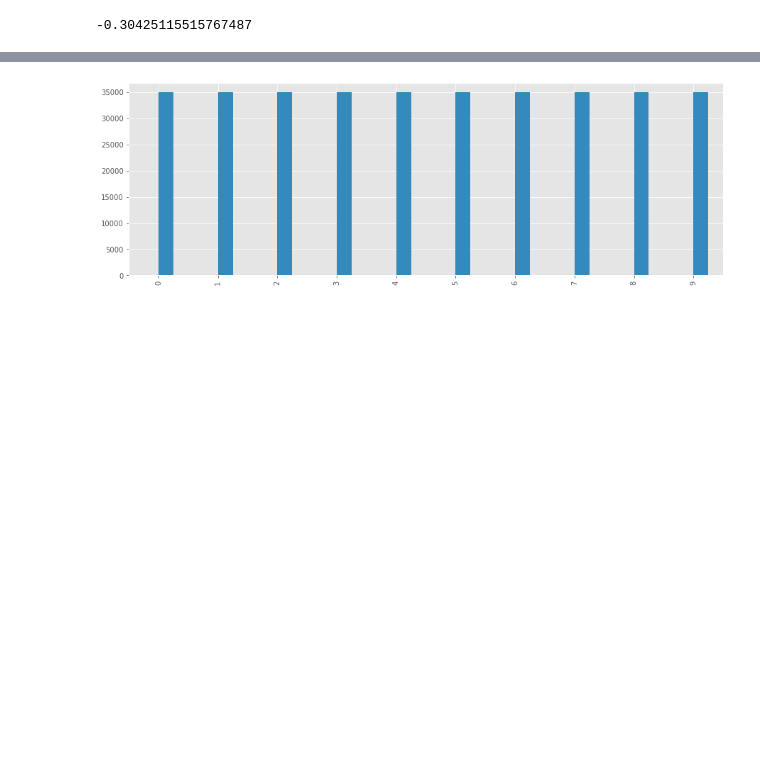
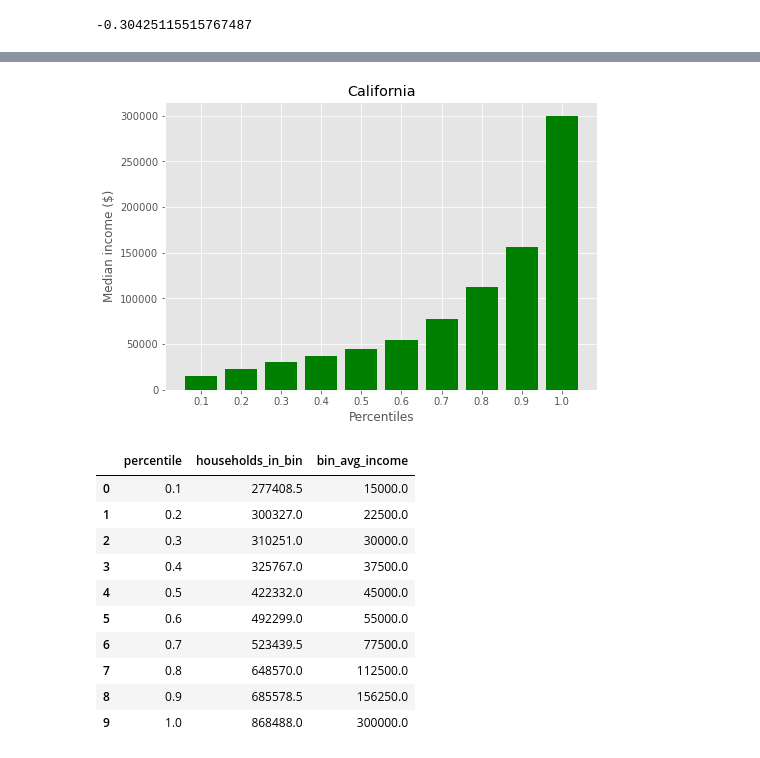
Before and after one commit to Yukti-K/7Park, a Jupyter notebook: Gabi/7park_state_SQL_exc.ipynb, the cells around one changed output, grey strips where cells are left out. Drawn from its saved outputs; the diff is of its cells as text; code cells hidden in the pictures; blank space fills up the shorter version.

```diff
--- a/Gabi/7park_state_SQL_exc.ipynb
+++ b/Gabi/7park_state_SQL_exc.ipynb
@@ -178,10 +206,27 @@ usa_quantiles2
+# %%
+fig = plt.figure()
+ax = fig.add_axes([0,0,1,1])
+ax.bar(CA_quantiles['percentile'].astype(str),CA_quantiles['bin_avg_income'], color="green")
+plt.xlabel('Percentiles')
+plt.ylabel('Median income ($)')
+plt.title('California')
+plt.show()
+# %% [output]
+[figure, added]
 # %%
-CA = state_df.loc[(state_df['geo_id'] == '06'), ]
-CA_quantiles = CA['income_per_capita'].quantile(
+NY = state_df.loc[(state_df['geo_id'] == '36'), ]
+NY_quantiles = NY[['households_in_bin','bin_avg_income']].quantile(
     [.1, .2,.3,.4, .5,.6,.7,.8,.9,1]).reset_index().rename(columns = {'index': 'percentile'})
-CA_quantiles.plot.bar(figsize=(15, 5), legend= None);                                                                                 #'mean'))
-
-#CA_by_bin = by_bin.quantile([.1, .2,.3,.4, .5,.6,.7,.8,.9,1]).reset_index().rename(columns = {'index': 'percentile'})
-#CA_by_bin.plot.bar(figsize=(15, 5), legend=None)
+NY_quantiles
 # %% [output]
-[figure, removed]
+|  | percentile | households_in_bin | bin_avg_income |
+| 0 | 0.1 | 277408.5 | 15000.0 |
+| 1 | 0.2 | 300327.0 | 22500.0 |
+| 2 | 0.3 | 310251.0 | 30000.0 |
+| 3 | 0.4 | 325767.0 | 37500.0 |
+| 4 | 0.5 | 422332.0 | 45000.0 |
+| 5 | 0.6 | 492299.0 | 55000.0 |
+| 6 | 0.7 | 523439.5 | 77500.0 |
+| 7 | 0.8 | 648570.0 | 112500.0 |
+| 8 | 0.9 | 685578.5 | 156250.0 |
+| 9 | 1.0 | 868488.0 | 300000.0 |
```
Also changed, not shown: parts of 17 cells of this notebook.
